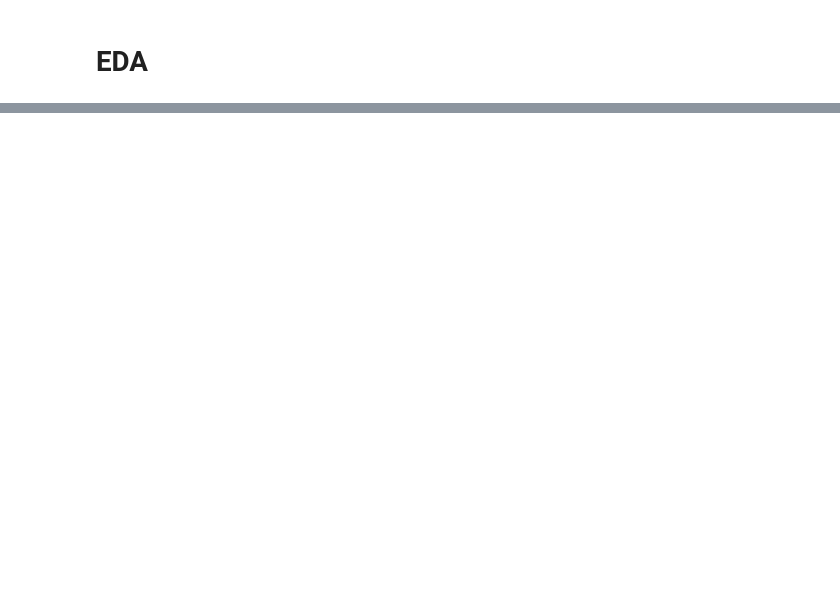
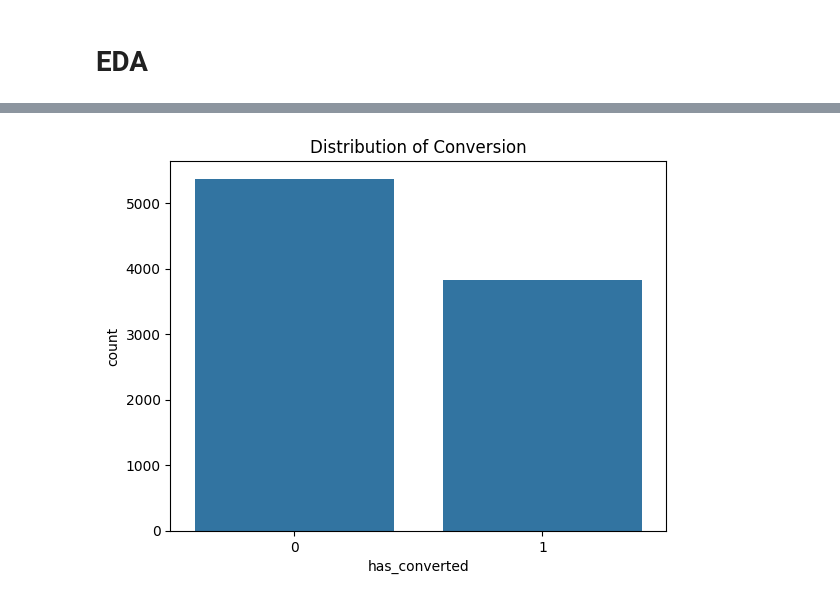
Before and after one commit to GDharan10/Project11_Classification, a Jupyter notebook: Project11_Classification.ipynb, the cells around one changed output, grey strips where cells are left out. Cells and saved outputs as stored; diff of their text form; code cells hidden in the pictures; blank space fills up the shorter version.

```diff
--- a/Project11_Classification.ipynb
+++ b/Project11_Classification.ipynb
@@ -113,0 +97,2 @@ df.shape
+# %%
+df1 = df.drop_duplicates()
@@ -115,0 +155,6 @@ df.shape
+# %%
+sns.countplot(x='has_converted', data=df1)
+plt.title('Distribution of Conversion')
+plt.show()
+# %% [output]
+[figure, added]
```
Also changed, not shown: parts of 24 cells of this notebook.
